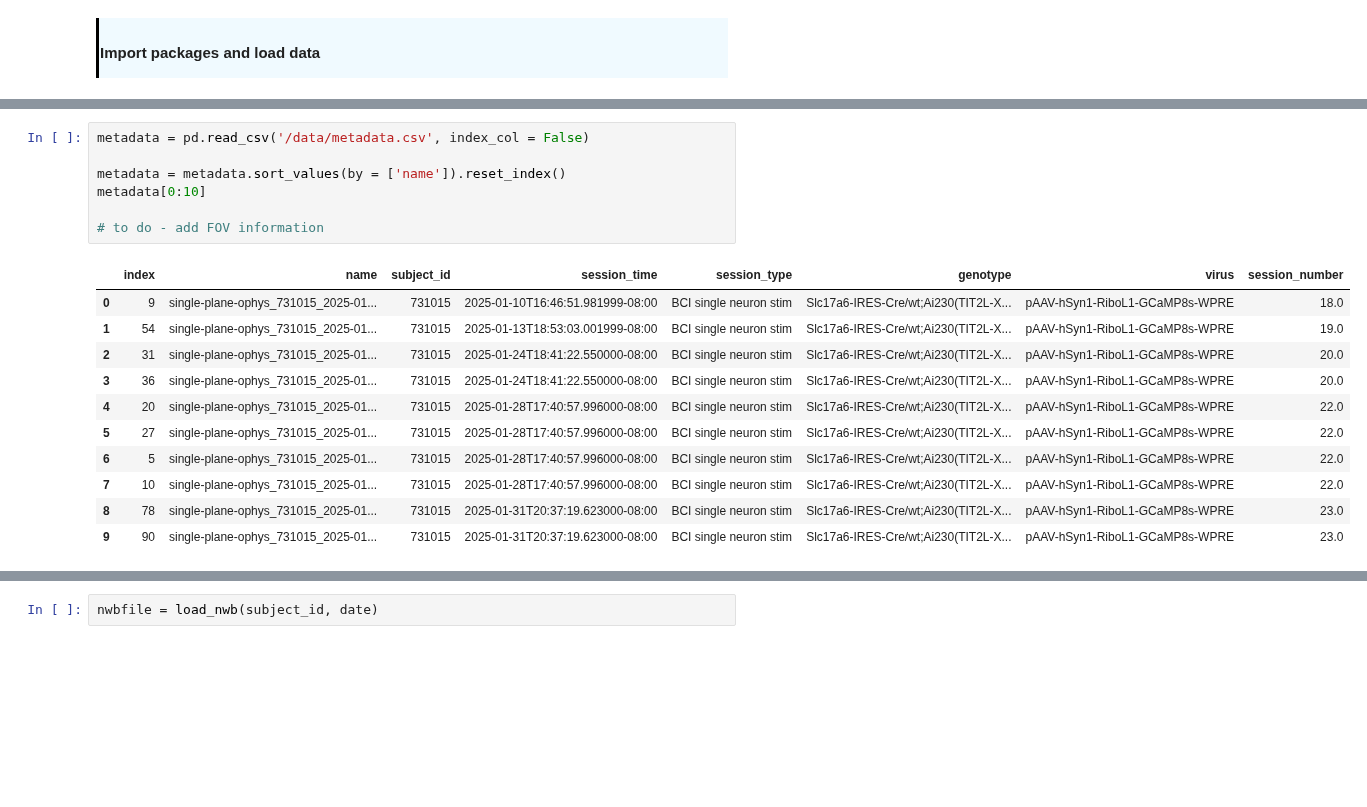
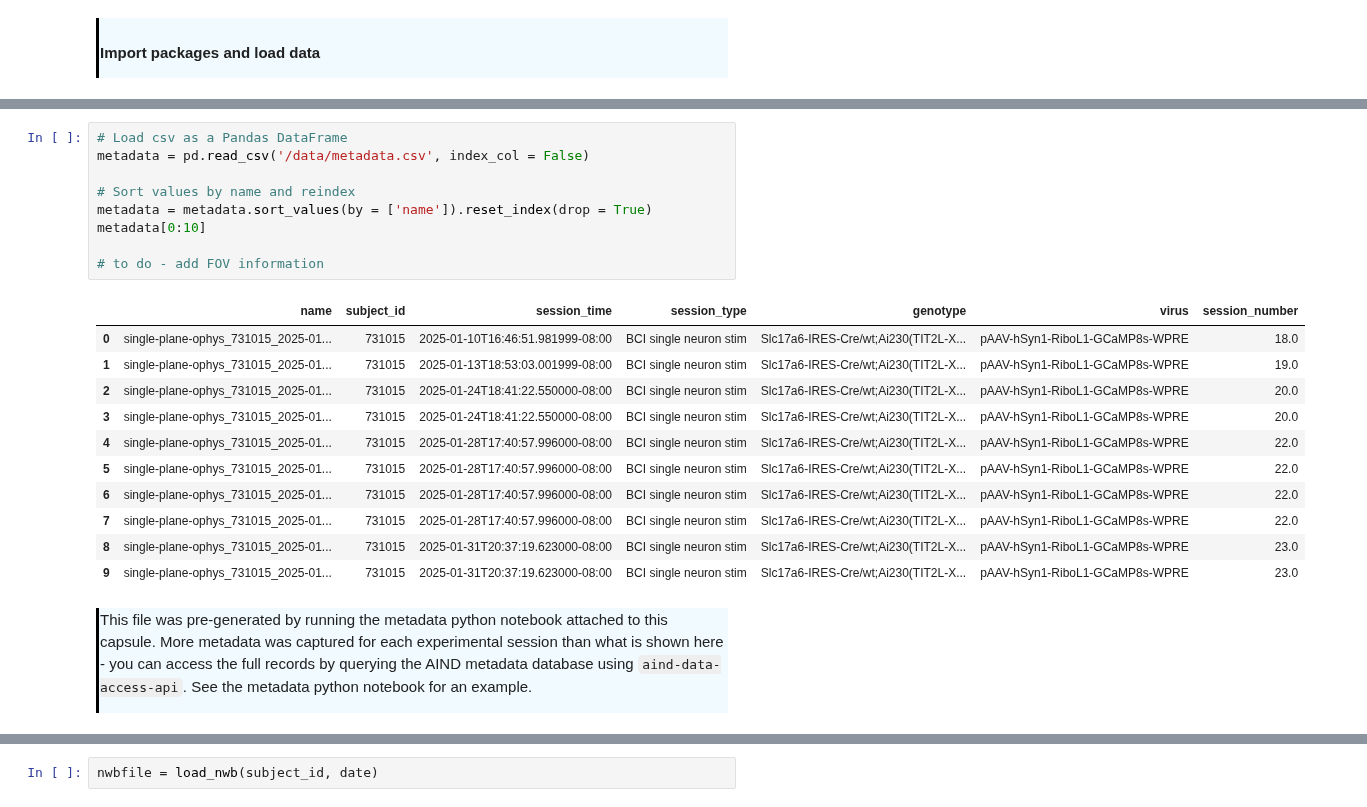
Before and after one commit to AllenNeuralDynamics/AIND-CNC-BCI-Workshop, a Jupyter notebook: code/load_data.ipynb, the cells around one changed output, grey strips where cells are left out. Saved outputs shown, nothing was run; the diff lists cells and outputs as text; blank space fills up the shorter version.

```diff
--- a/code/load_data.ipynb
+++ b/code/load_data.ipynb
@@ -38,22 +52,28 @@ from generate_epoch_table import generate_epoch_table
 # %%
+# Load csv as a Pandas DataFrame
 metadata = pd.read_csv('/data/metadata.csv', index_col = False)
 
-metadata = metadata.sort_values(by = ['name']).reset_index()
+# Sort values by name and reindex
+metadata = metadata.sort_values(by = ['name']).reset_index(drop = True)
 metadata[0:10]
 
 # to do - add FOV information
 # %% [output]
-|  | index | name | subject_id | session_time | session_type | genotype | virus | session_number |
-| 0 | 9 | single-plane-ophys_731015_2025-01... | 731015 | 2025-01-10T16:46:51.981999-08:00 | BCI single neuron stim | Slc17a6-IRES-Cre/wt;Ai230(TIT2L-X... | pAAV-hSyn1-RiboL1-GCaMP8s-WPRE | 18.0 |
-| 1 | 54 | single-plane-ophys_731015_2025-01... | 731015 | 2025-01-13T18:53:03.001999-08:00 | BCI single neuron stim | Slc17a6-IRES-Cre/wt;Ai230(TIT2L-X... | pAAV-hSyn1-RiboL1-GCaMP8s-WPRE | 19.0 |
-| 2 | 31 | single-plane-ophys_731015_2025-01... | 731015 | 2025-01-24T18:41:22.550000-08:00 | BCI single neuron stim | Slc17a6-IRES-Cre/wt;Ai230(TIT2L-X... | pAAV-hSyn1-RiboL1-GCaMP8s-WPRE | 20.0 |
-| 3 | 36 | single-plane-ophys_731015_2025-01... | 731015 | 2025-01-24T18:41:22.550000-08:00 | BCI single neuron stim | Slc17a6-IRES-Cre/wt;Ai230(TIT2L-X... | pAAV-hSyn1-RiboL1-GCaMP8s-WPRE | 20.0 |
-| 4 | 20 | single-plane-ophys_731015_2025-01... | 731015 | 2025-01-28T17:40:57.996000-08:00 | BCI single neuron stim | Slc17a6-IRES-Cre/wt;Ai230(TIT2L-X... | pAAV-hSyn1-RiboL1-GCaMP8s-WPRE | 22.0 |
-| 5 | 27 | single-plane-ophys_731015_2025-01... | 731015 | 2025-01-28T17:40:57.996000-08:00 | BCI single neuron stim | Slc17a6-IRES-Cre/wt;Ai230(TIT2L-X... | pAAV-hSyn1-RiboL1-GCaMP8s-WPRE | 22.0 |
-| 6 | 5 | single-plane-ophys_731015_2025-01... | 731015 | 2025-01-28T17:40:57.996000-08:00 | BCI single neuron stim | Slc17a6-IRES-Cre/wt;Ai230(TIT2L-X... | pAAV-hSyn1-RiboL1-GCaMP8s-WPRE | 22.0 |
-| 7 | 10 | single-plane-ophys_731015_2025-01... | 731015 | 2025-01-28T17:40:57.996000-08:00 | BCI single neuron stim | Slc17a6-IRES-Cre/wt;Ai230(TIT2L-X... | pAAV-hSyn1-RiboL1-GCaMP8s-WPRE | 22.0 |
-| 8 | 78 | single-plane-ophys_731015_2025-01... | 731015 | 2025-01-31T20:37:19.623000-08:00 | BCI single neuron stim | Slc17a6-IRES-Cre/wt;Ai230(TIT2L-X... | pAAV-hSyn1-RiboL1-GCaMP8s-WPRE | 23.0 |
-| 9 | 90 | single-plane-ophys_731015_2025-01... | 731015 | 2025-01-31T20:37:19.623000-08:00 | BCI single neuron stim | Slc17a6-IRES-Cre/wt;Ai230(TIT2L-X... | pAAV-hSyn1-RiboL1-GCaMP8s-WPRE | 23.0 |
+|  | name | subject_id | session_time | session_type | genotype | virus | session_number |
+| 0 | single-plane-ophys_731015_2025-01... | 731015 | 2025-01-10T16:46:51.981999-08:00 | BCI single neuron stim | Slc17a6-IRES-Cre/wt;Ai230(TIT2L-X... | pAAV-hSyn1-RiboL1-GCaMP8s-WPRE | 18.0 |
+| 1 | single-plane-ophys_731015_2025-01... | 731015 | 2025-01-13T18:53:03.001999-08:00 | BCI single neuron stim | Slc17a6-IRES-Cre/wt;Ai230(TIT2L-X... | pAAV-hSyn1-RiboL1-GCaMP8s-WPRE | 19.0 |
+| 2 | single-plane-ophys_731015_2025-01... | 731015 | 2025-01-24T18:41:22.550000-08:00 | BCI single neuron stim | Slc17a6-IRES-Cre/wt;Ai230(TIT2L-X... | pAAV-hSyn1-RiboL1-GCaMP8s-WPRE | 20.0 |
+| 3 | single-plane-ophys_731015_2025-01... | 731015 | 2025-01-24T18:41:22.550000-08:00 | BCI single neuron stim | Slc17a6-IRES-Cre/wt;Ai230(TIT2L-X... | pAAV-hSyn1-RiboL1-GCaMP8s-WPRE | 20.0 |
+| 4 | single-plane-ophys_731015_2025-01... | 731015 | 2025-01-28T17:40:57.996000-08:00 | BCI single neuron stim | Slc17a6-IRES-Cre/wt;Ai230(TIT2L-X... | pAAV-hSyn1-RiboL1-GCaMP8s-WPRE | 22.0 |
+| 5 | single-plane-ophys_731015_2025-01... | 731015 | 2025-01-28T17:40:57.996000-08:00 | BCI single neuron stim | Slc17a6-IRES-Cre/wt;Ai230(TIT2L-X... | pAAV-hSyn1-RiboL1-GCaMP8s-WPRE | 22.0 |
+| 6 | single-plane-ophys_731015_2025-01... | 731015 | 2025-01-28T17:40:57.996000-08:00 | BCI single neuron stim | Slc17a6-IRES-Cre/wt;Ai230(TIT2L-X... | pAAV-hSyn1-RiboL1-GCaMP8s-WPRE | 22.0 |
+| 7 | single-plane-ophys_731015_2025-01... | 731015 | 2025-01-28T17:40:57.996000-08:00 | BCI single neuron stim | Slc17a6-IRES-Cre/wt;Ai230(TIT2L-X... | pAAV-hSyn1-RiboL1-GCaMP8s-WPRE | 22.0 |
+| 8 | single-plane-ophys_731015_2025-01... | 731015 | 2025-01-31T20:37:19.623000-08:00 | BCI single neuron stim | Slc17a6-IRES-Cre/wt;Ai230(TIT2L-X... | pAAV-hSyn1-RiboL1-GCaMP8s-WPRE | 23.0 |
+| 9 | single-plane-ophys_731015_2025-01... | 731015 | 2025-01-31T20:37:19.623000-08:00 | BCI single neuron stim | Slc17a6-IRES-Cre/wt;Ai230(TIT2L-X... | pAAV-hSyn1-RiboL1-GCaMP8s-WPRE | 23.0 |
+# %% [markdown]
+<div style="border-left: 3px solid #000; padding: 1px; padding-left: 10px; background: #F0FAFF; ">
+
+This file was pre-generated by running the metadata python notebook attached to this capsule. More metadata was captured for each experimental session than what is shown here - you can access the full records by querying the AIND metadata database using `aind-data-access-api`. See the metadata python notebook for an example.
 # %% [markdown]
 <div style="border-left: 3px solid #000; padding: 1px; padding-left: 10px; background: #F0FAFF; ">
 
```
Also changed, not shown: parts of 39 cells of this notebook, 1 other file.
